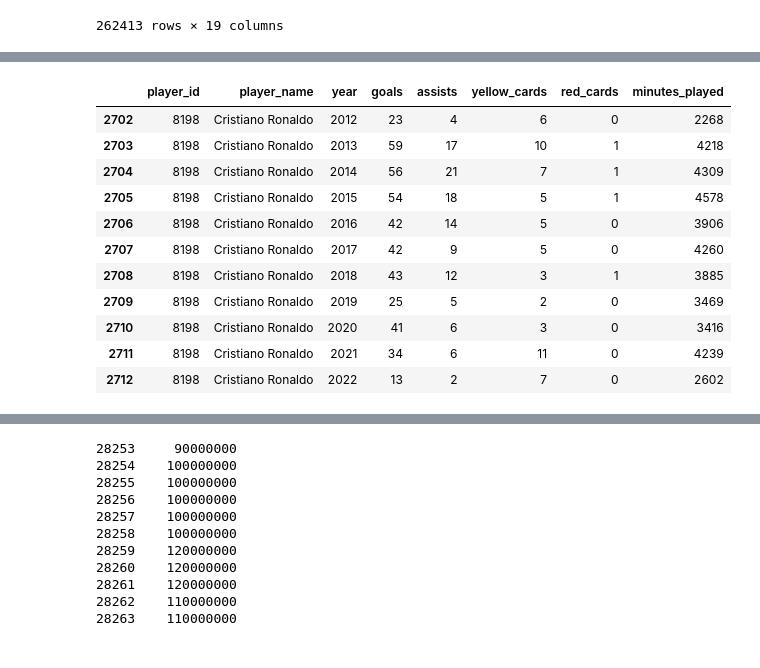
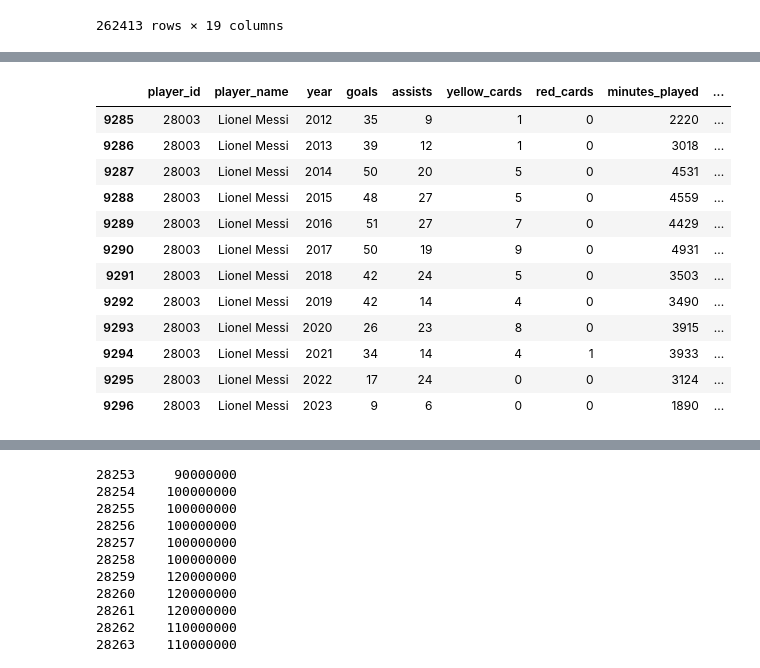
Before and after one commit to MohamedFarah12/The-Potential-Of-Football-Transfer-Valuations---Capstone-Project, a Jupyter notebook: notebooks/Loading,Cleaning & EDA.ipynb, the cells around one changed output, grey strips where cells are left out. Drawn from its saved outputs; the diff is of its cells as text; code cells hidden in the pictures.

```diff
--- a/notebooks/Loading,cleaning and EDA.ipynb
+++ b/notebooks/Loading,Cleaning & EDA.ipynb
@@ -474,13 +458,13 @@ fdf2
 | 440583 | 925584 | Axel Guessand | 2023 | 410 | France | 2004-11-06 | ... |
 262413 rows × 19 columns
 # %%
-
 #convert date to datetime
 appearances["date"] = pd.to_datetime(appearances["date"])
 
 #get year
 appearances["year"] = appearances["date"].dt.year
 
-#group by player identifiers and yearand get sum of statistics
-yearly_stats = appearances.groupby(["player_id", "player_name", "year"])[["goals", "assists", "yellow_cards", "red_cards", "minutes_played"]].sum().reset_index()
-print(yearly_stats)
+# group by player identifiers and year and get sum of statistics
+yearly_stats = appearances.groupby(["player_id", "player_name", "year"]).agg(
+    {"goals": "sum", "assists": "sum", "yellow_cards": "sum", "red_cards": "sum", "minutes_played": "sum", "player_club_id": "first","competition_id":"first"}
+).reset_index()
@@ -505,15 +471,16 @@ print(yearly_stats)
 # %%
-yearly_stats[yearly_stats["player_name"]=="Cristiano Ronaldo"]
+yearly_stats[yearly_stats["player_name"]=="Lionel Messi"]
 # %% [output]
-|  | player_id | player_name | year | goals | assists | yellow_cards | red_cards | minutes_played |
-| 2702 | 8198 | Cristiano Ronaldo | 2012 | 23 | 4 | 6 | 0 | 2268 |
-| 2703 | 8198 | Cristiano Ronaldo | 2013 | 59 | 17 | 10 | 1 | 4218 |
-| 2704 | 8198 | Cristiano Ronaldo | 2014 | 56 | 21 | 7 | 1 | 4309 |
-| 2705 | 8198 | Cristiano Ronaldo | 2015 | 54 | 18 | 5 | 1 | 4578 |
-| 2706 | 8198 | Cristiano Ronaldo | 2016 | 42 | 14 | 5 | 0 | 3906 |
-| 2707 | 8198 | Cristiano Ronaldo | 2017 | 42 | 9 | 5 | 0 | 4260 |
-| 2708 | 8198 | Cristiano Ronaldo | 2018 | 43 | 12 | 3 | 1 | 3885 |
-| 2709 | 8198 | Cristiano Ronaldo | 2019 | 25 | 5 | 2 | 0 | 3469 |
-| 2710 | 8198 | Cristiano Ronaldo | 2020 | 41 | 6 | 3 | 0 | 3416 |
-| 2711 | 8198 | Cristiano Ronaldo | 2021 | 34 | 6 | 11 | 0 | 4239 |
-| 2712 | 8198 | Cristiano Ronaldo | 2022 | 13 | 2 | 7 | 0 | 2602 |
+|  | player_id | player_name | year | goals | assists | yellow_cards | red_cards | minutes_played | ... |
+| 9285 | 28003 | Lionel Messi | 2012 | 35 | 9 | 1 | 0 | 2220 | ... |
+| 9286 | 28003 | Lionel Messi | 2013 | 39 | 12 | 1 | 0 | 3018 | ... |
+| 9287 | 28003 | Lionel Messi | 2014 | 50 | 20 | 5 | 0 | 4531 | ... |
+| 9288 | 28003 | Lionel Messi | 2015 | 48 | 27 | 5 | 0 | 4559 | ... |
+| 9289 | 28003 | Lionel Messi | 2016 | 51 | 27 | 7 | 0 | 4429 | ... |
+| 9290 | 28003 | Lionel Messi | 2017 | 50 | 19 | 9 | 0 | 4931 | ... |
+| 9291 | 28003 | Lionel Messi | 2018 | 42 | 24 | 5 | 0 | 3503 | ... |
+| 9292 | 28003 | Lionel Messi | 2019 | 42 | 14 | 4 | 0 | 3490 | ... |
+| 9293 | 28003 | Lionel Messi | 2020 | 26 | 23 | 8 | 0 | 3915 | ... |
+| 9294 | 28003 | Lionel Messi | 2021 | 34 | 14 | 4 | 1 | 3933 | ... |
+| 9295 | 28003 | Lionel Messi | 2022 | 17 | 24 | 0 | 0 | 3124 | ... |
+| 9296 | 28003 | Lionel Messi | 2023 | 9 | 6 | 0 | 0 | 1890 | ... |
```
Also changed, not shown: parts of 33 cells of this notebook.
